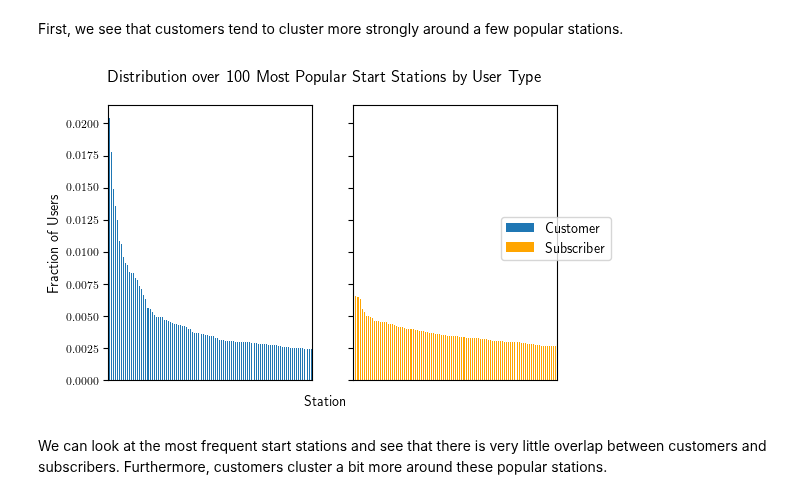
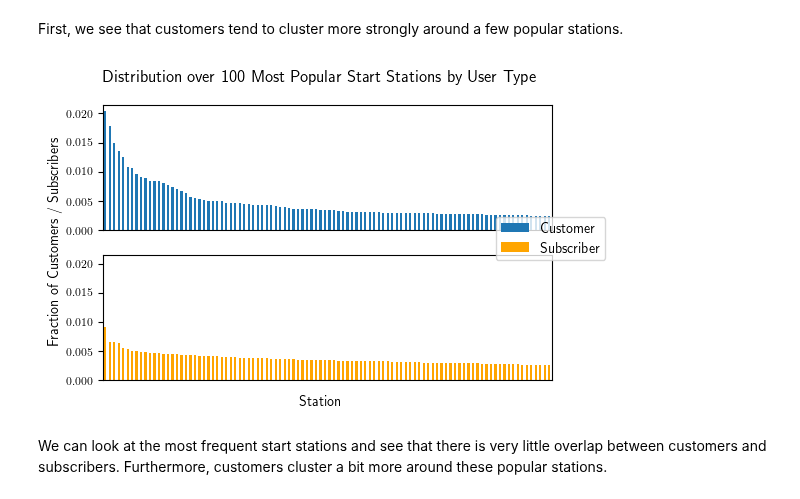
Before and after one commit to TWagner2/AXAChallenge, a Jupyter notebook: Analysis.ipynb, the cells around one changed output. Saved outputs shown, nothing was run; the diff lists cells and outputs as text; code cells hidden in the pictures.

Commit message:
improved plot of stations

```diff
--- a/Analysis.ipynb
+++ b/Analysis.ipynb
@@ -201,30 +201,31 @@ First, we see that customers tend to cluster more strongly around a few popular
 # %%
 k = 100
 
 grouped = data_train.groupby(["usertype","start station id"]).size()
 grouped = grouped / grouped.groupby(level="usertype").sum() #Normalize over start station ids
 customers = grouped["Customer"].nlargest(k)
 subscribers = grouped["Subscriber"].nlargest(k)
 
-fig, axes = plt.subplots(nrows=1, ncols=2, sharey = True)
+fig, axes = plt.subplots(nrows=2, ncols=1, sharey = True)
 plt.suptitle(f"Distribution over {k} Most Popular Start Stations by User Type")
 
 #grouped_plot = grouped.unstack().transpose()
 ax = customers.plot.bar(ax=axes[0])
-ax.set_ylabel("Fraction of Users")
+ax.set_ylabel("")
 ax.set_xticks([])
 ax.set_xlabel("")
 ax = subscribers.plot.bar(ax=axes[1],color="orange");
 ax.set_xticks([])
 ax.set_xlabel("")
+fig.text(0.03, 0.5, 'Fraction of Customers / Subscribers', va='center', rotation='vertical')
 #ax.get_xaxis().set_ticks([]);
 #ax.set_ylim(0,0.01);
 #ax.set_ylabel("Proportion of Trips from this Station");
 fig.legend(["Customer", "Subscriber"], loc=5);
 fig.text(0.5, 0.04, 'Station', ha='center');
-plt.savefig("Images/StartStationPopularity")
+plt.savefig("Images/StartStationPopularity.png",dpi=300)
 # %% [output]
-[figure, old version]
+[figure, new version]
 # %% [markdown]
 We can look at the most frequent start stations and see that there is very little overlap between customers and subscribers.
 Furthermore, customers cluster a bit more around these popular stations.
```
